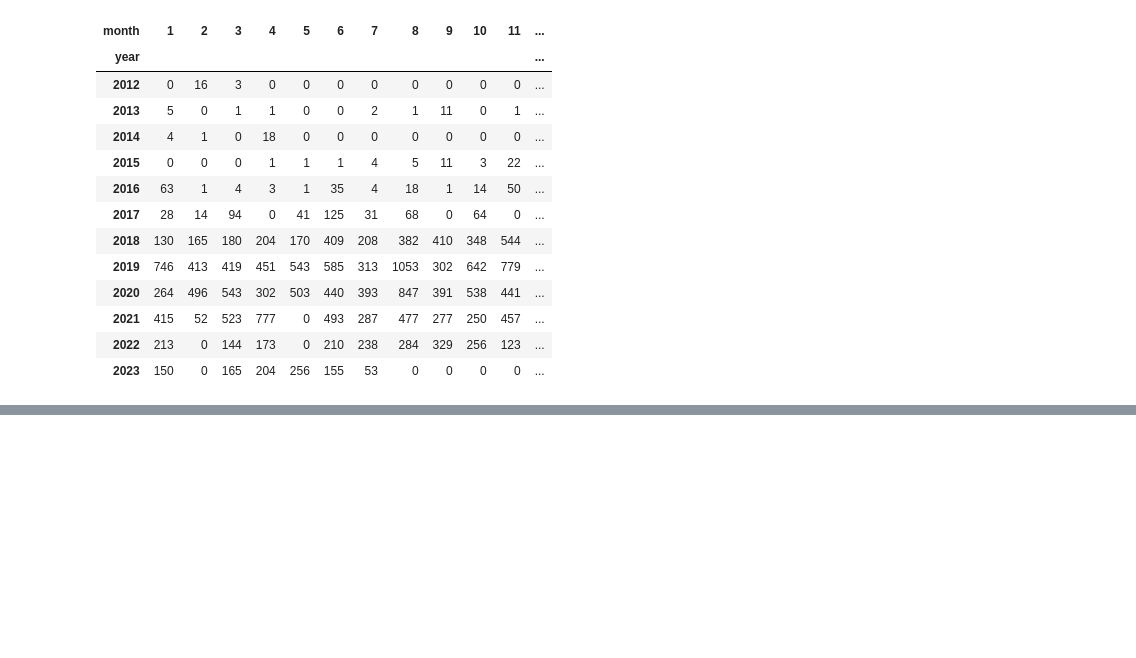
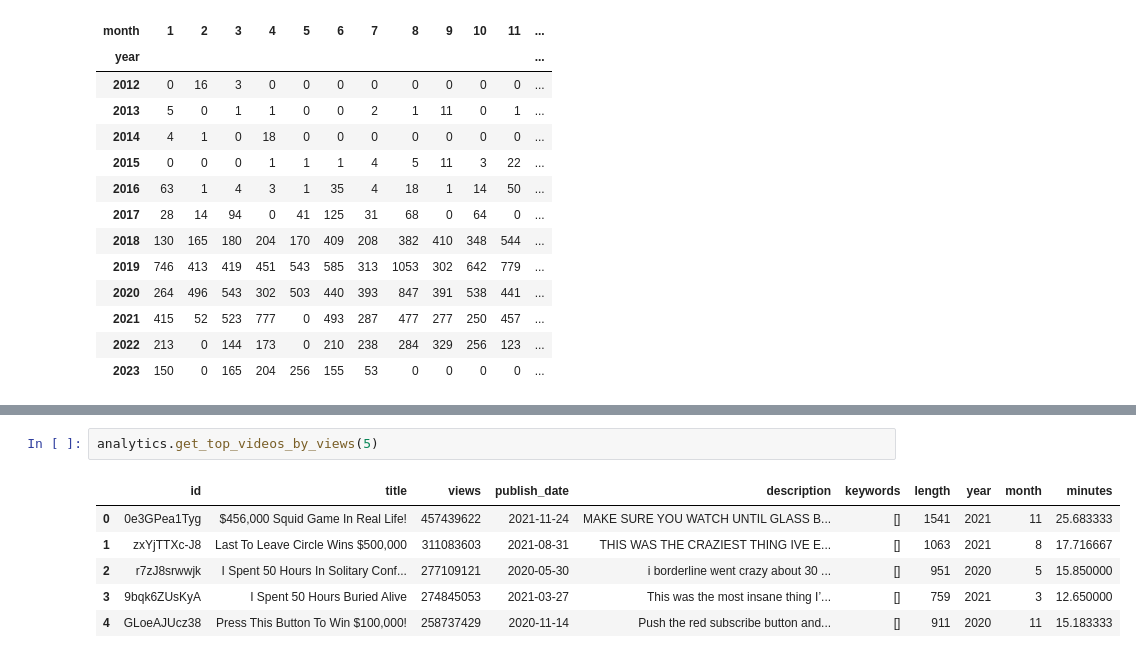
Before and after one commit to BuildWithData/Code-From-Videos, a Jupyter notebook: pytube/code/dashboard.ipynb, the cells around one changed output, grey strips where cells are left out. Cells and saved outputs as stored; diff of their text form; blank space fills up the shorter version.

```diff
--- a/pytube/code/dashboard.ipynb
+++ b/pytube/code/dashboard.ipynb
@@ -79,0 +81,9 @@ analytics.get_avg_views_from_month(heatmap=True)
+# %%
+analytics.get_top_videos_by_views(5)
+# %% [output]
+|  | id | title | views | publish_date | description | keywords | length | year | month | minutes |
+| 0 | 0e3GPea1Tyg | $456,000 Squid Game In Real Life! | 457439622 | 2021-11-24 | MAKE SURE YOU WATCH UNTIL GLASS B... | [] | 1541 | 2021 | 11 | 25.683333 |
+| 1 | zxYjTTXc-J8 | Last To Leave Circle Wins $500,000 | 311083603 | 2021-08-31 | THIS WAS THE CRAZIEST THING IVE E... | [] | 1063 | 2021 | 8 | 17.716667 |
+| 2 | r7zJ8srwwjk | I Spent 50 Hours In Solitary Conf... | 277109121 | 2020-05-30 | i borderline went crazy about 30 ... | [] | 951 | 2020 | 5 | 15.850000 |
+| 3 | 9bqk6ZUsKyA | I Spent 50 Hours Buried Alive | 274845053 | 2021-03-27 | This was the most insane thing I’... | [] | 759 | 2021 | 3 | 12.650000 |
+| 4 | GLoeAJUcz38 | Press This Button To Win $100,000! | 258737429 | 2020-11-14 | Push the red subscribe button and... | [] | 911 | 2020 | 11 | 15.183333 |
```
Also changed, not shown: parts of 7 cells of this notebook.
